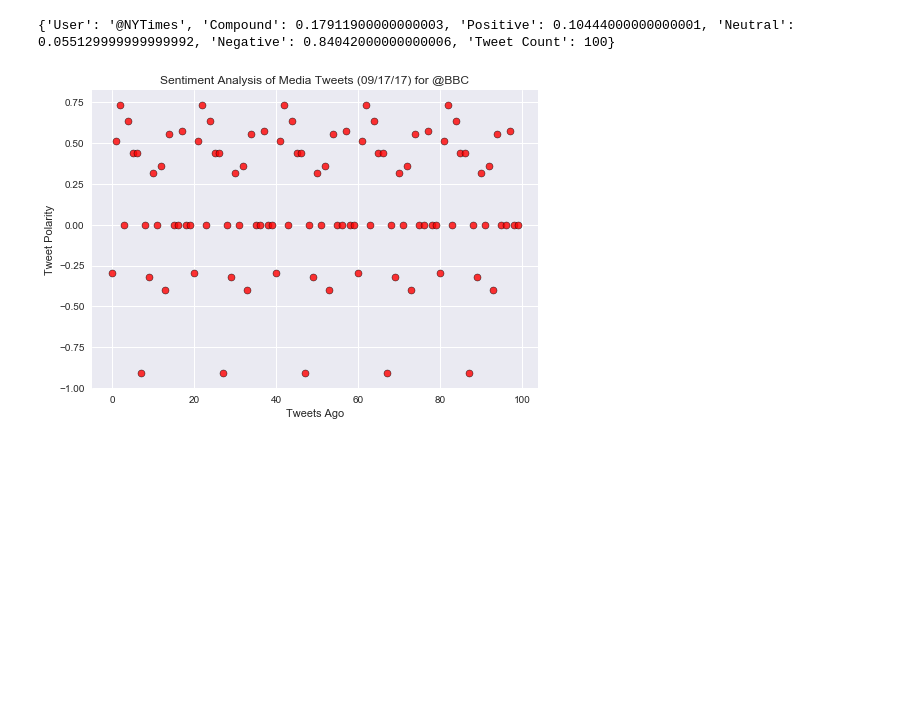
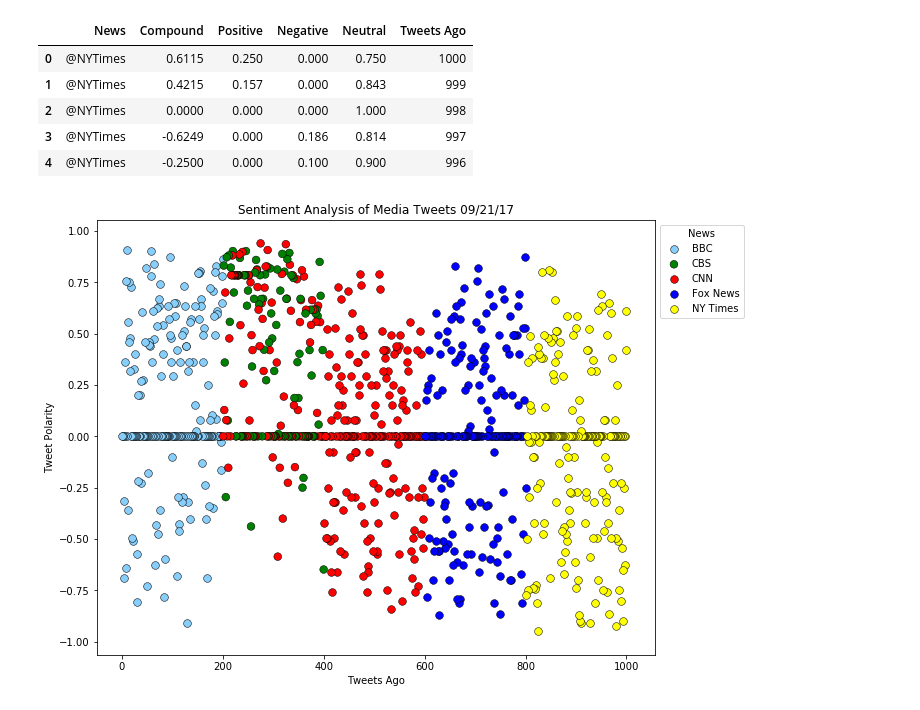
Before and after one commit to TurnpikeWarrior/ruds, a Jupyter notebook: 07-NewsMood/NewsMood.ipynb, the cells around one changed output. Cells and saved outputs as stored; diff of their text form; code cells hidden in the pictures; blank space fills up the shorter version.

```diff
--- a/07-NewsMood/NewsMood.ipynb
+++ b/07-NewsMood/NewsMood.ipynb
@@ -68,19 +74,47 @@ for target in target_terms:
 # %%
-# # Convert sentiments to DataFrame
-# sentiments_pd = pd.DataFrame.from_dict(sentiment)
-# sentiments_pd.head()
+# Convert sentiments to DataFrame
+sentiments_pd = pd.DataFrame.from_dict(sentiments)
+sentiments_pd = sentiments_pd[["News", "Compound", "Positive", "Negative", "Neutral", "Tweets Ago"]]
+sentiments_pd = sentiments_pd.sort_values(["Tweets Ago"], ascending = False).reset_index(drop=True)
+sentiments_pd.head()
 # %% [output]
-{'User': '@NYTimes', 'Compound': 0.17911900000000003, 'Positive': 0.10444000000000001, 'Neutral': 0.055129999999999992, 'Negative': 0.84042000000000006, 'Tweet Count': 100}
+|  | News | Compound | Positive | Negative | Neutral | Tweets Ago |
+| 0 | @NYTimes | 0.6115 | 0.250 | 0.000 | 0.750 | 1000 |
+| 1 | @NYTimes | 0.4215 | 0.157 | 0.000 | 0.843 | 999 |
+| 2 | @NYTimes | 0.0000 | 0.000 | 0.000 | 1.000 | 998 |
+| 3 | @NYTimes | -0.6249 | 0.000 | 0.186 | 0.814 | 997 |
+| 4 | @NYTimes | -0.2500 | 0.000 | 0.100 | 0.900 | 996 |
-# %%
-# Create plot
-plt.scatter(np.arange(len(sentiments_pd["Compound"])),
-            sentiments_pd["Compound"], marker="o", linewidth=0.5, alpha=0.8, edgecolor="black",
-            color="red")
-
-# # Incorporate the other graph properties
-plt.title("Sentiment Analysis of Media Tweets (%s) for %s" % (time.strftime("%x"), target_user))
-plt.ylabel("Tweet Polarity")
-plt.xlabel("Tweets Ago")
-plt.show()
-# %% [output]
-[figure, removed]
+# %%
+# Scatter Plot for Sentiment Analysis of Media Tweets
+plt.figure(figsize=(10, 8))
+
+plt.title("Sentiment Analysis of Media Tweets %s" % (time.strftime("%x")))
+plt.ylabel("Tweet Polarity")
+plt.xlabel("Tweets Ago")
+
+bbc_plot = plt.scatter(sentiments_pd["Tweets Ago"].loc[sentiments_pd["News"]=="@BBC"],
+                      sentiments_pd["Compound"].loc[sentiments_pd["News"]=="@BBC"],
+                      c="lightskyblue", label="BBC", alpha=1, linewidths=0.5, edgecolor="black", s=60)
+
+cbs_plot = plt.scatter(sentiments_pd["Tweets Ago"].loc[sentiments_pd["News"]=="@CBS"],
+                      sentiments_pd["Compound"].loc[sentiments_pd["News"]=="@CBS"],
+                      c="gr", label="CBS", alpha=1, linewidths=0.5, edgecolor="black", s=60)
+
+cnn_plot = plt.scatter(sentiments_pd["Tweets Ago"].loc[sentiments_pd["News"]=="@CNN"],
+                      sentiments_pd["Compound"].loc[sentiments_pd["News"]=="@CNN"],
+                      c="red", label="CNN", alpha=1, linewidths=0.5, edgecolor="black", s=60)
+
+fox_plot = plt.scatter(sentiments_pd["Tweets Ago"].loc[sentiments_pd["News"]=="@FoxNews"],
+                      sentiments_pd["Compound"].loc[sentiments_pd["News"]=="@FoxNews"],
+                      c="blue", label="FoxNews", alpha=1, linewidths=0.5, edgecolor="black", s=60)
+
+nyt_plot = plt.scatter(sentiments_pd["Tweets Ago"].loc[sentiments_pd["News"]=="@NYTimes"],
+                      sentiments_pd["Compound"].loc[sentiments_pd["News"]=="@NYTimes"],
+                      c="yellow", label="NYTimes", alpha=1, linewidths=0.5, edgecolor="black", s=60)
+
+plt.legend((bbc_plot, cbs_plot, cnn_plot, fox_plot, nyt_plot),
+           ("BBC","CBS","CNN","Fox News","NY Times"),title="News", bbox_to_anchor=(1, 1))
+
+plt.show()
+# %% [output]
+[figure, added]
```
Also changed, not shown: parts of 8 cells of this notebook, 6 other files.
